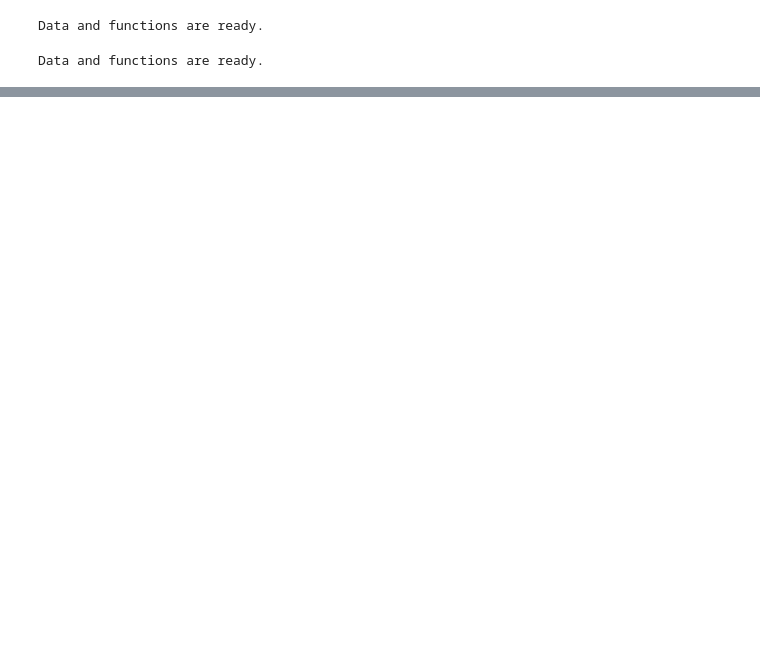
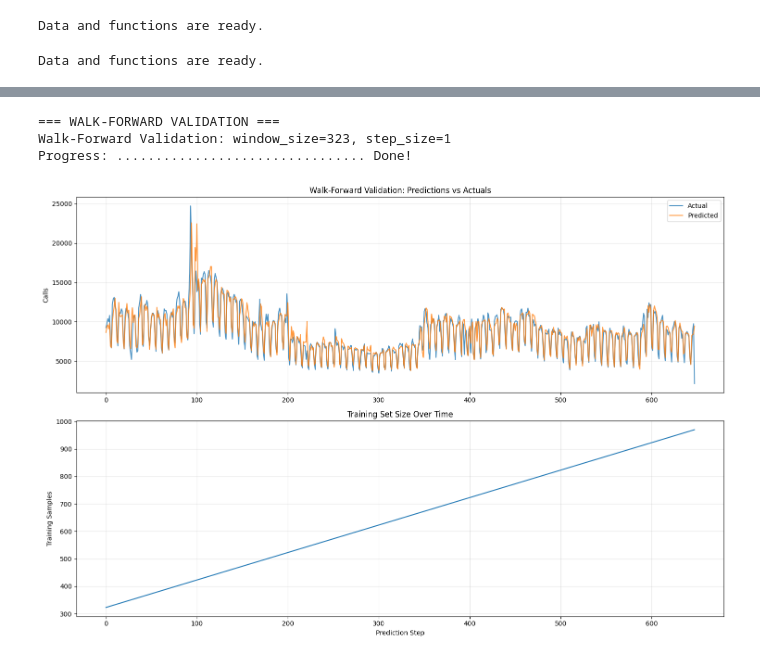
Before and after one commit to john-d-noble/callcenter, a Jupyter notebook: CB_Step_3_Classical_Time_Series_&_Machine_Learning_Models_.ipynb, the cells around one changed output, grey strips where cells are left out. Saved outputs shown, nothing was run; the diff lists cells and outputs as text; code cells hidden in the pictures; blank space fills up the shorter version.

```diff
--- a/CB_Step_3_Classical_Time_Series_&_Machine_Learning_Models_.ipynb
+++ b/CB_Step_3_Classical_Time_Series_&_Machine_Learning_Models_.ipynb
@@ -320,0 +471,78 @@ Prophet       3983.689730  4424.119265  53.967103  4.642995
+# %%
+# --- Step 6: Walk-Forward Validation ---
+
+def walk_forward_validation(X, y, model, window_size=None, step_size=1):
+    """Perform walk-forward validation to simulate real-world deployment"""
+    if window_size is None:
+        window_size = len(X) // 3  # Use 1/3 of data as initial training window
+
+    predictions = []
+    actuals = []
+    train_sizes = []
+
+    start_idx = window_size
+
+    print(f"Walk-Forward Validation: window_size={window_size}, step_size={step_size}")
+    print("Progress: ", end="")
+
+    for i in range(start_idx, len(X), step_size):
+        if i >= len(X):
+            break
+
+        # Expanding window (growing training set)
+        X_train = X.iloc[:i]
+        y_train = y.iloc[:i]
+
+        # Single step prediction
+        X_test = X.iloc[i:i+1]
+        y_test = y.iloc[i:i+1]
+
+        # Train and predict
+        model_clone = model.__class__(**model.get_params())
+        model_clone.fit(X_train, y_train)
+        y_pred = model_clone.predict(X_test)
+
+        predictions.extend(y_pred)
+        actuals.extend(y_test.values)
+        train_sizes.append(len(X_train))
+
+        if i % 20 == 0:
+            print(".", end="")
+
+    print(" Done!")
+
+    wfv_metrics = calculate_metrics(np.array(actuals), np.array(predictions))
+
+    # Plot results
+    fig, (ax1, ax2) = plt.subplots(2, 1, figsize=(15, 10))
+
+    # Predictions vs Actuals
+    ax1.plot(actuals, label='Actual', alpha=0.8)
+    ax1.plot(predictions, label='Predicted', alpha=0.8)
+    ax1.set_title('Walk-Forward Validation: Predictions vs Actuals')
+    ax1.set_ylabel('Calls')
+    ax1.legend()
+    ax1.grid(True, alpha=0.3)
+
+    # Training set size over time
+    ax2.plot(train_sizes)
+    ax2.set_title('Training Set Size Over Time')
+    ax2.set_xlabel('Prediction Step')
+    ax2.set_ylabel('Training Samples')
+    ax2.grid(True, alpha=0.3)
+
+    plt.tight_layout()
+    plt.show()
+
+    return wfv_metrics, actuals, predictions
+
+print("\n=== WALK-FORWARD VALIDATION ===")
+wfv_metrics, wfv_actuals, wfv_predictions = walk_forward_validation(X, y, champion_fitted)
+print(f"\nWalk-Forward Validation Results for {champion_name}:")
+for metric, value in wfv_metrics.items():
+    print(f"{metric}: {value:.2f}")
+# %% [output]
+=== WALK-FORWARD VALIDATION ===
+Walk-Forward Validation: window_size=323, step_size=1
+Progress: ................................ Done!
+[figure, added]
```
Also changed, not shown: parts of 12 cells of this notebook.
